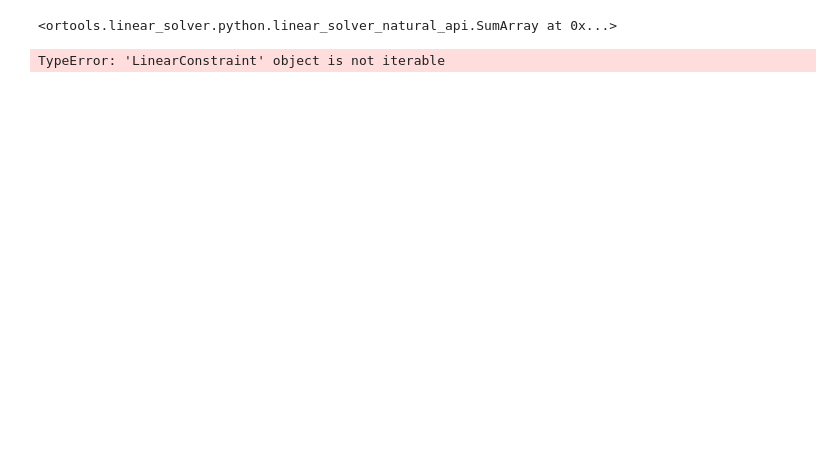
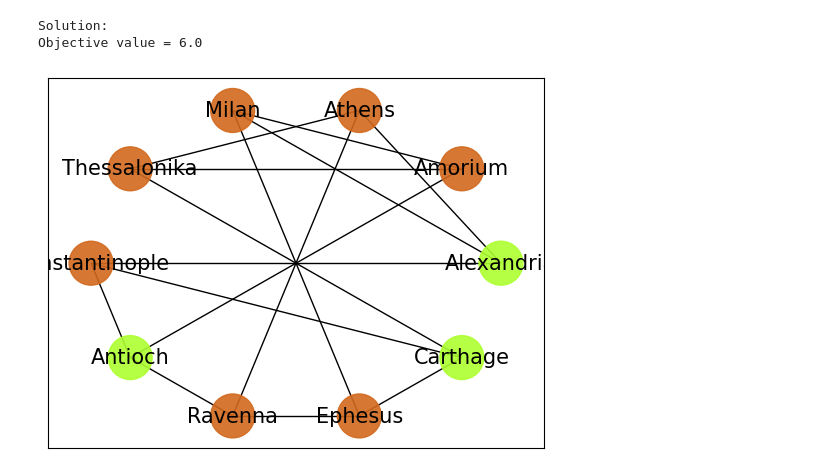
Before and after one commit to R-Stanz/Roman_Domination-ILP, a Jupyter notebook: roman_domination_ILP.ipynb, the cells around one changed output. Drawn from its saved outputs; the diff is of its cells as text; code cells hidden in the pictures; blank space fills up the shorter version.

```diff
--- a/roman_domination_ILP.ipynb
+++ b/roman_domination_ILP.ipynb
@@ -47,6 +47 @@ x = [solver.IntVar(0.0, 1.0, 'x{}'.format(i)) for i in range(number_of_nodes)]
-# %%
-[i[1] for i in G.edges(0)]
-solver.Sum(x[i] for i in range(number_of_nodes))
-# %% [output]
-<ortools.linear_solver.python.linear_solver_natural_api.SumArray at 0x...>
 # %%
@@ -54,4 +49,36 @@ solver.Minimize(solver.Sum(x[i]+y[i] for i in range(number_of_nodes)))
 # %%
-solver.Add(solver.Sum(x[i] + sum([y[j[1]] for j in G.edges(i)]) >= 1))
+for i in range(number_of_nodes):
+    rr_solver.Add(x[i] + rr_solver.Sum(y[j[1]] for j in G.edges(i)) >= 1)
-# %% [output]
-TypeError: 'LinearConstraint' object is not iterable
+# %%
+for i in range(number_of_nodes):
+    rr_solver.Add(y[i] <= x[i])
+# %%
+rr_status = rr_solver.Solve()
+# %%
+if rr_status == pywraplp.Solver.OPTIMAL:
+    print('Solution:')
+    print('Objective value =', rr_solver.Objective().Value())
+
+    nodes_colors = []
+    for i in range(number_of_nodes):
+        if (y[i].solution_value() > 0):
+            nodes_colors.append("greenyellow")
+        elif (x[i].solution_value() > 0):
+            nodes_colors.append("lightsteelblue")
+        else:
+            nodes_colors.append("chocolate")
+
+else:
+    print('The problem does not have an optimal solution.')
+# %% [output]
+Solution:
+Objective value = 6.0
+# %%
+#nx.draw(G, pos=pos, node_color=nodes_colors, with_labels=True)
+labels = {n:cities_names[n] for n in range(number_of_nodes)}
+
+nx.draw_networkx_nodes(G, pos, node_color=nodes_colors, node_size=1000, alpha=0.9)
+nx.draw_networkx_edges(G, pos)
+x = nx.draw_networkx_labels(G, pos, labels, font_size=15)
+# %% [output]
+[figure, added]
```
Also changed, not shown: parts of 9 cells of this notebook, 1 other file.
